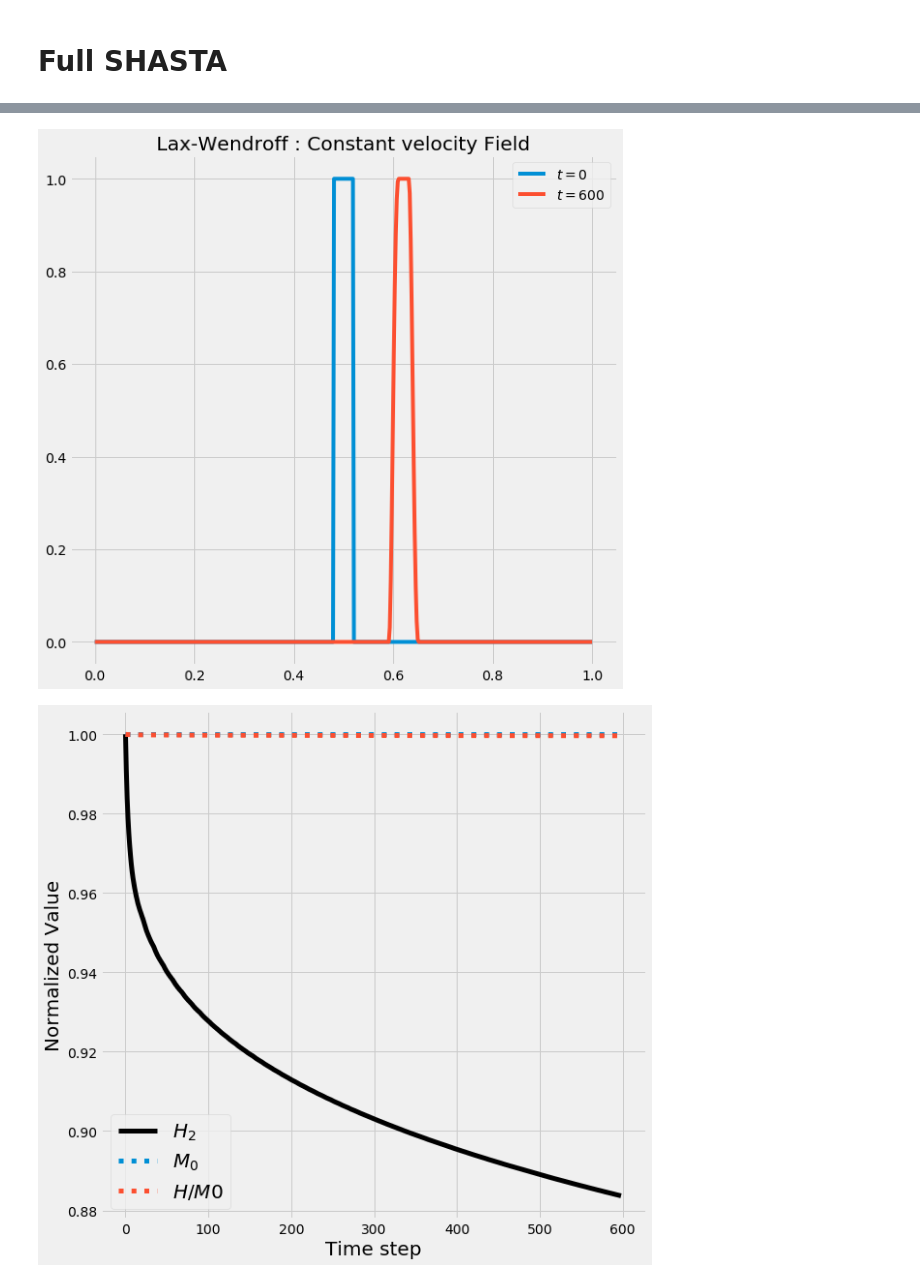
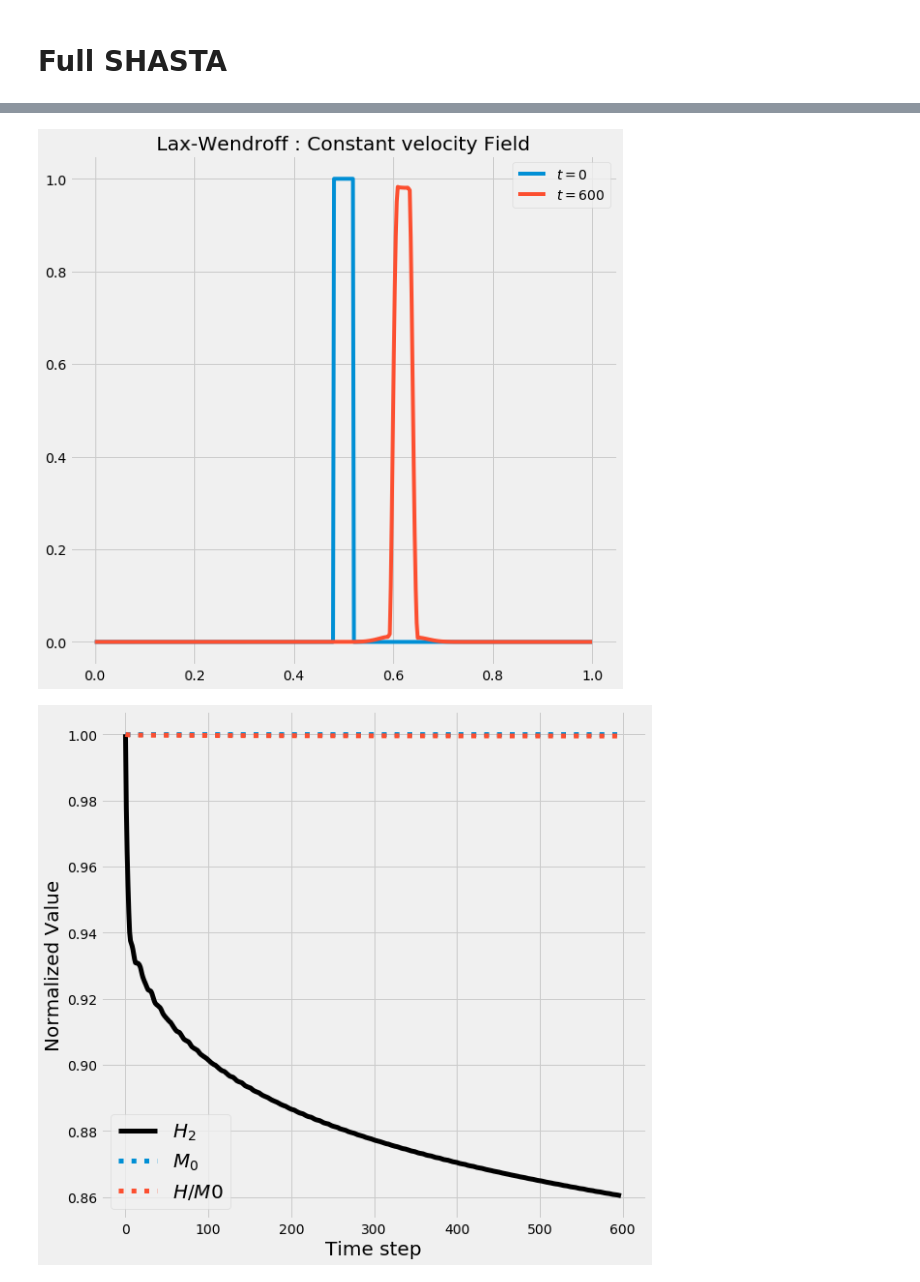
Before and after one commit to ianhi/courses, a Jupyter notebook: AC274/HW/HW_3/HW_3.ipynb, the cells around one changed output, grey strips where cells are left out. Cells and saved outputs as stored; diff of their text form; code cells hidden in the pictures.

Commit message:
AC274: HW_3 Const U Coding

```diff
--- a/AC274/HW/HW_3/HW_3.ipynb
+++ b/AC274/HW/HW_3/HW_3.ipynb
@@ -131,4 +128 @@ T,f2 = _upwind_matrix_PBC(u,dx,dt, nx,Nsteps )
-# %%
-for it in range(1,Nsteps):
-    f[it] = np.dot(T,f[it-1])
 # %%
@@ -233,7 +221,7 @@ adif = -.125
 vel = .5
 
 x = np.linspace(0,1,Nsteps)
-f = np.zeros([Nsteps,nx])
+f_FCT = np.zeros([Nsteps,nx])
 dx = x[1]-x[0]
 cfl = .1
 if dif != 0:
@@ -305,19 +293,19 @@ def _SHASTA_matrix_PBC(u, dx, h, NX, Nsteps):
 print(dt)
 print(dx/vel)
 Nsteps = 600
-T,f = _SHASTA_matrix_PBC(vel, dx,dt, nx,Nsteps )
+T,f_FCT = _SHASTA_matrix_PBC(vel, dx,dt, nx,Nsteps )
 print(T)
 for it in range(1,Nsteps):
-    f[it] = np.dot(T,f[it-1])
-plt.title("Lax-Wendroff : Constant velocity Field")
-plt.plot(x,f[0],label = "$t=0$")
-plt.plot(x,f[-1],label = "$t={:}$".format(Nsteps))
+    f_FCT[it] = np.dot(T,f_FCT[it-1])
+plt.title("Flux Corrected Transport : No antidiffusion : Constant U")
+plt.plot(x,f_FCT[0],label = "$t=0$")
+plt.plot(x,f_FCT[-1],label = "$t={:}$".format(Nsteps))
 # plt.ylim([-.5,1])
 plt.legend()
 
 # plt.savefig(_SAVEDIR_+"LaxWen_constU.png")
 plt.show()
-diag_out = diag(x,f,_savename_ = _SAVEDIR_+"LaxWen_constU_diag.png")
+diag_out_FCT = diag(x,f_FCT,_savename_ = _SAVEDIR_+"FCT_constU_diag.png")
 # %% [output]
 0.000400801603206
 0.00400801603206
@@ -335,26 +323,26 @@ diag_out = diag(x,f,_savename_ = _SAVEDIR_+"LaxWen_constU_diag.png")
 # %%
 
 Nsteps = 600
-T,f = _SHASTA_matrix_PBC(vel, dx,dt, nx,Nsteps )
+T,f_adif = _SHASTA_matrix_PBC(vel, dx,dt, nx,Nsteps )
 print(T)
 for it in range(1,Nsteps):
-    f[it] = np.dot(T,f[it-1])
+    f_adif[it] = np.dot(T,f_adif[it-1])
     fc_right = np.zeros(nx)
     fc_left = np.zeros(nx)
     for j in range(0,nx):
-        fc_right[j] = adif*(np.ediff1d(np.take(f[it], [j,j+1],mode='wrap')))
-        fc_left[j] = adif*(np.ediff1d(np.take(f[it], [j,j-1],mode='wrap')))
+        fc_right[j] = adif*(np.ediff1d(np.take(f_adif[it], [j,j+1],mode='wrap')))
+        fc_left[j] = adif*(np.ediff1d(np.take(f_adif[it], [j,j-1],mode='wrap')))
 
-    f[it] = f[it] + fc_right + fc_left
+    f_adif[it] = f_adif[it] + fc_right + fc_left
 plt.title("Lax-Wendroff : Constant velocity Field")
-plt.plot(x,f[0],label = "$t=0$")
-plt.plot(x,f[-1],label = "$t={:}$".format(Nsteps))
+plt.plot(x,f_adif[0],label = "$t=0$")
+plt.plot(x,f_adif[-1],label = "$t={:}$".format(Nsteps))
 # plt.ylim([-.5,1])
 plt.legend()
 
 # plt.savefig(_SAVEDIR_+"LaxWen_constU.png")
 plt.show()
-diag_out = diag(x,f,_savename_ = _SAVEDIR_+"LaxWen_constU_diag.png")
+diag_out_FCT_adif = diag(x,f_adif,_savename_ = _SAVEDIR_+"FCT_constU_adif.png")
 # %% [output]
 [[ 0.74  0.08  0.   ...,  0.    0.    0.18]
  [ 0.18  0.74  0.08 ...,  0.    0.    0.  ]
@@ -412,27 +396,27 @@ def flux_corrector(f,nx):
 # %%
 
 Nsteps = 600
-T,f = _SHASTA_matrix_PBC(vel, dx,dt, nx,Nsteps )
+T,f_shasta = _SHASTA_matrix_PBC(vel, dx,dt, nx,Nsteps )
 print(T)
 for it in range(1,Nsteps):
-    f[it] = np.dot(T,f[it-1])
-    f[it] = f[it] + flux_corrector(f[it],nx)
+    f_shasta[it] = np.dot(T,f_shasta[it-1])
+    f_shasta[it] = f_shasta[it] + flux_corrector(f[it],nx)
 plt.title("Lax-Wendroff : Constant velocity Field")
-plt.plot(x,f[0],label = "$t=0$")
-plt.plot(x,f[-1],label = "$t={:}$".format(Nsteps))
+plt.plot(x,f_shasta[0],label = "$t=0$")
+plt.plot(x,f_shasta[-1],label = "$t={:}$".format(Nsteps))
 # plt.ylim([-.5,1])
 plt.legend()
 
 # plt.savefig(_SAVEDIR_+"LaxWen_constU.png")
 plt.show()
-diag_out = diag(x,f,_savename_ = _SAVEDIR_+"LaxWen_constU_diag.png")
+diag_out_FCT_SHASTA = diag(x,f_shasta,_savename_ = _SAVEDIR_+"LaxWen_constU_diag.png")
 # %% [output]
 [[ 0.74  0.08  0.   ...,  0.    0.    0.18]
  [ 0.18  0.74  0.08 ...,  0.    0.    0.  ]
  [ 0.    0.18  0.74 ...,  0.    0.    0.  ]
  ...,
  [ 0.    0.    0.   ...,  0.74  0.08  0.  ]
  [ 0.    0.    0.   ...,  0.18  0.74  0.08]
  [ 0.08  0.    0.   ...,  0.    0.18  0.74]]
-[figure, old version]
+[figure, new version]
-[figure, old version]
+[figure, new version]
```
Also changed, not shown: parts of 19 cells of this notebook, 9 other files.
